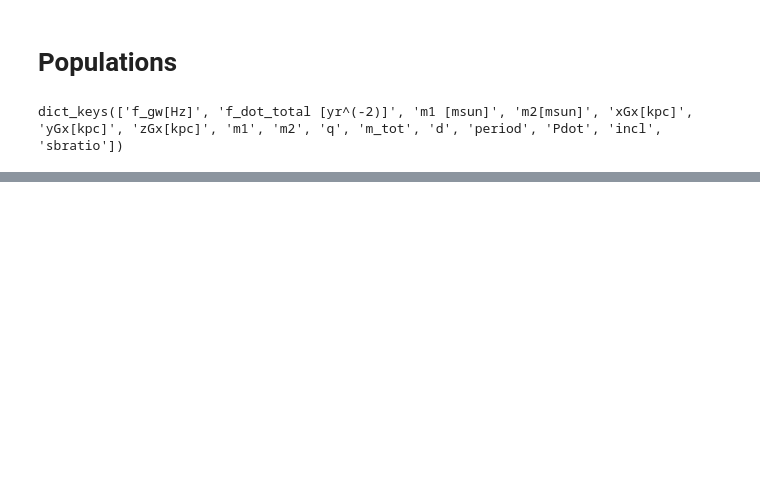
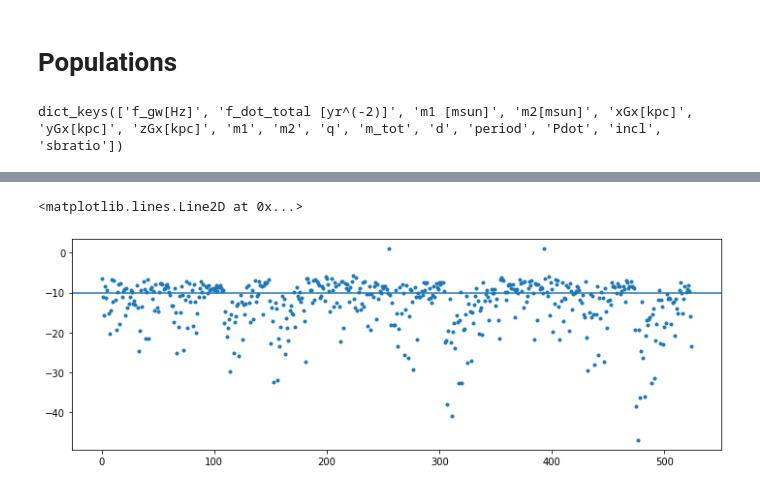
Before and after one commit to mikekatz04/gce, a Jupyter notebook: paper/paper_plots.ipynb, the cells around one changed output, grey strips where cells are left out. Saved outputs shown, nothing was run; the diff lists cells and outputs as text; code cells hidden in the pictures; blank space fills up the shorter version.

```diff
--- a/paper/paper_plots.ipynb
+++ b/paper/paper_plots.ipynb
@@ -172,0 +279,5 @@ fig.savefig('figures/population_parameters.pdf')
+# %%
+with open('check_data_85.pickle', 'rb') as f:
+    output_data = pickle.load(f)
+
+check = read_in_for_paper('../grid_light_curves_85.pickle', true_mag=True, subtract_median=False)
@@ -172,0 +298,5 @@ fig.savefig('figures/population_parameters.pdf')
+# %%
+sig = []
+for recov, lc in zip(output_data['res'], check[0]):
+    if np.mean(lc[:, 1]) < 17.5:
+        sig.append(recov['sig'])
@@ -172,0 +323,8 @@ fig.savefig('figures/population_parameters.pdf')
+# %%
+fig = plt.figure()
+fig.set_size_inches(12, 4)
+plt.plot(sig, '.')
+plt.axhline(-10.0)
+# %% [output]
+<matplotlib.lines.Line2D at 0x...>
+[figure, added]
```
Also changed, not shown: parts of 12 cells of this notebook, 6 other files.
